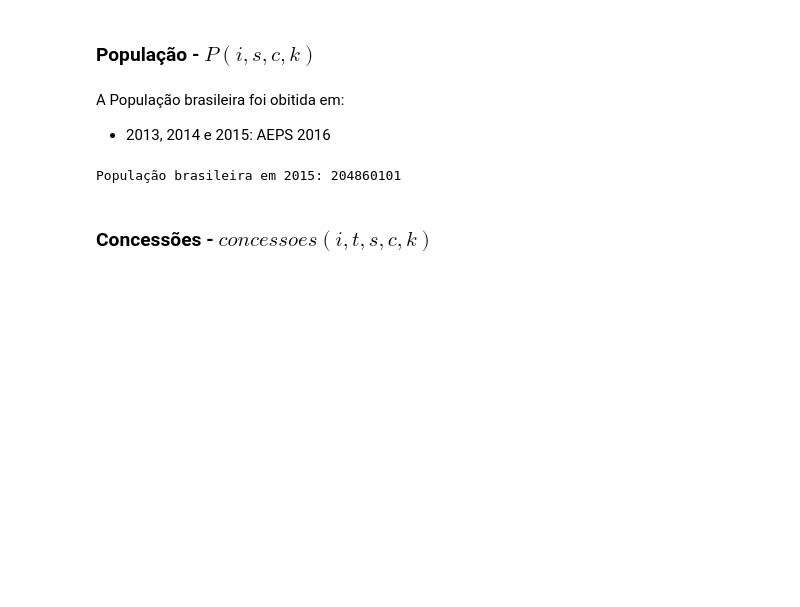
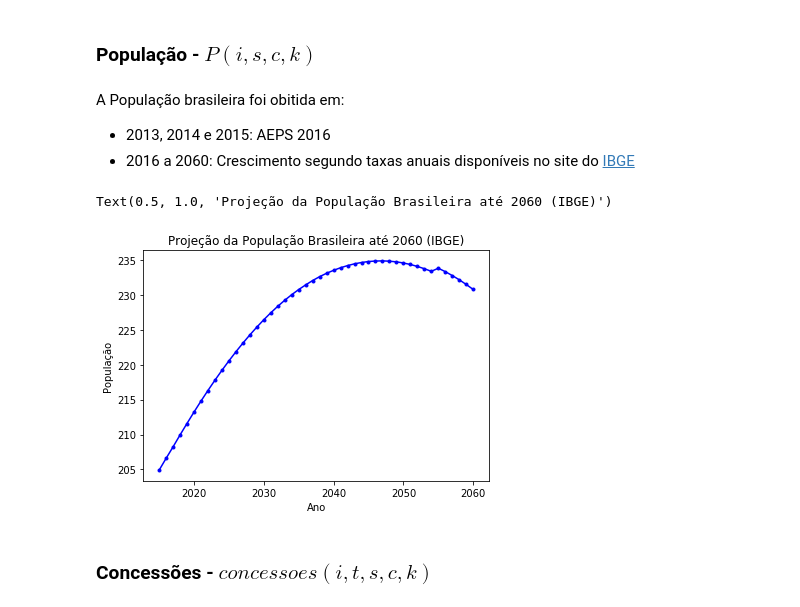
Before and after one commit to andrespp/ds-prev, a Jupyter notebook: analysis/Simulacao_RGPS.ipynb, the cells around one changed output. Saved outputs shown, nothing was run; the diff lists cells and outputs as text; code cells hidden in the pictures; blank space fills up the shorter version.

```diff
--- a/analysis/Simulacao_RGPS.ipynb
+++ b/analysis/Simulacao_RGPS.ipynb
@@ -338,15 +338,35 @@ Estoque de Benefícios
 # %% [markdown]
 A População brasileira foi obitida em:
 * 2013, 2014 e 2015: AEPS 2016
+* 2016 a 2060: Crescimento segundo taxas anuais disponíveis no site do [IBGE](https://www.ibge.gov.br/apps/populacao/projecao/)
 # %%
 df['P'] = df.apply(lambda row: dp.P(i=[row['idade']],
                                     s=[row['sexo']],
                                     c=[row['clientela']],
                                     t=[row['ano']]), axis=1)
-print("População brasileira em 2015: {}". format( \
-    df[df['beneficio'] == 41]['P'].sum()))
+years = np.arange(2015,2061)
+pop = np.zeros(len(years), dtype=int)
+cnt = 0
+for year in years:
+    pop[cnt] = dp.P(t=[year])
+    #print(year)
+    cnt += 1
+#print("População brasileira em 2015: {}". format( \
+#    df[df['beneficio'] == 41]['P'].sum()))
-# %% [output]
-População brasileira em 2015: 204860101
+# %%
+pop/1000000
+# Create Figure and add set of axes (empty canvas)
+fig = plt.figure()
+axes = fig.add_axes([0.1, 0.1, 0.8, 0.8])
+
+# Plot on that set of axes
+axes.plot(years, pop/1000000, 'b.-')
+axes.set_xlabel('Ano')
+axes.set_ylabel('População')
+axes.set_title('Projeção da População Brasileira até 2060 (IBGE)')
+# %% [output]
+Text(0.5, 1.0, 'Projeção da População Brasileira até 2060 (IBGE)')
+[figure, added]
 # %% [markdown]
 ### Concessões - $concessoes(i,t,s,c,k)$
 # %%
```
Also changed, not shown: parts of 10 cells of this notebook, 1 other file.
